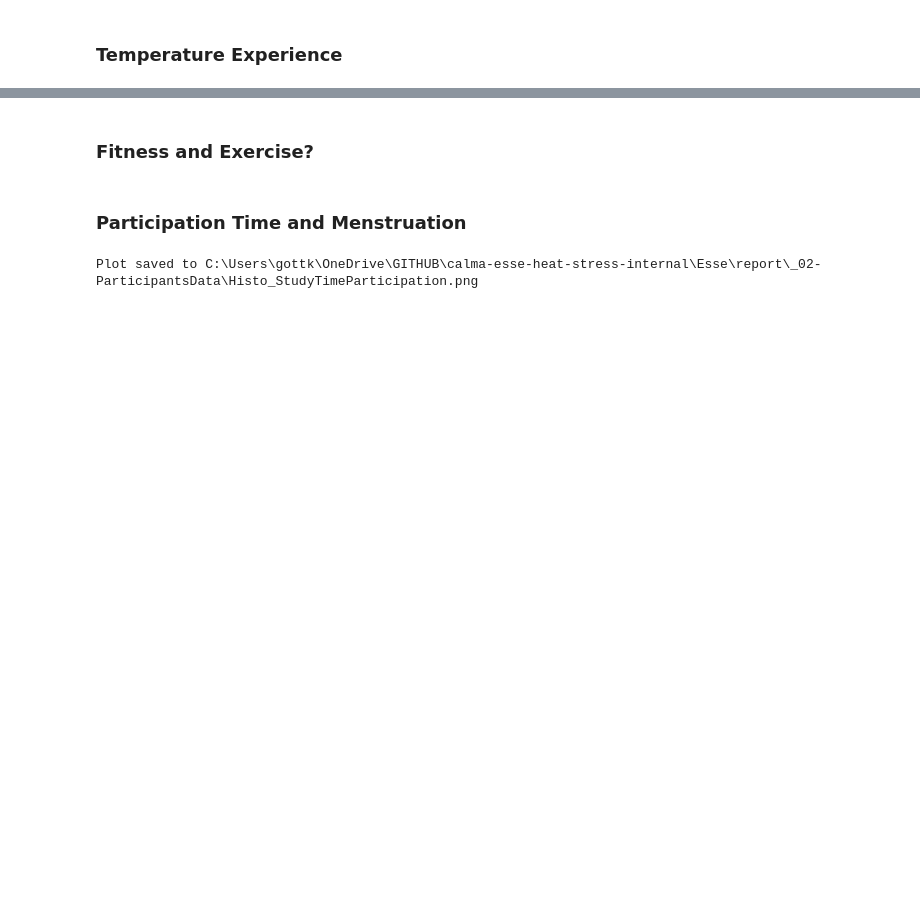
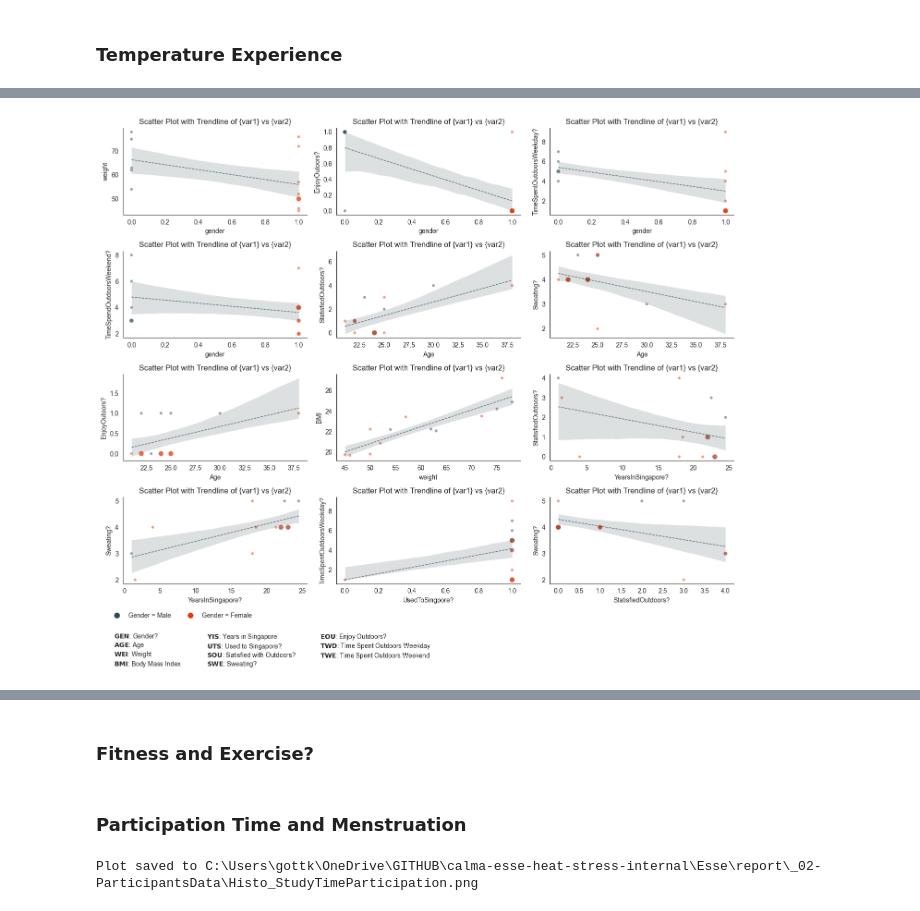
Before and after one commit to buds-lab/calma-esse-heat-stress-public, a Jupyter notebook: Esse/src/Participants_Antro.ipynb, the cells around one changed output, grey strips where cells are left out. Saved outputs shown, nothing was run; the diff lists cells and outputs as text; code cells hidden in the pictures; blank space fills up the shorter version.

```diff
--- a/Esse/src/Participants_Antro.ipynb
+++ b/Esse/src/Participants_Antro.ipynb
@@ -280,0 +339,87 @@ Plot saved to C:\Users\gottk\OneDrive\GITHUB\calma-esse-heat-stress-internal\Ess
+# %%
+from sklearn.neighbors import KernelDensity
+
+def calculate_density(x, y, bandwidth=0.1):
+    xy = np.vstack([x, y]).T
+    kde = KernelDensity(kernel='gaussian', bandwidth=bandwidth).fit(xy)
+    log_density = kde.score_samples(xy)
+    density = np.exp(log_density)
+    return density
+
+
+# Assuming columns and df are already defined
+columns_inv = {v: k for k, v in columns.items()}
+
+# Rename the columns in the DataFrame
+df_renamed = df.rename(columns=columns)
+
+# Select only the relevant columns
+df_filtered = df_renamed[list(columns.values())]
+
+# Calculate the correlation matrix
+corr = df_filtered.corr().abs()
+
+# Automatically identify highly correlated pairs (threshold can be adjusted)
+threshold = 0.3
+high_corr_pairs = np.where(corr > threshold)
+high_corr_pairs = [(corr.index[x], corr.columns[y]) for x, y in zip(*high_corr_pairs) if x != y and x < y]
+
+print(len(high_corr_pairs))
+# List of pairs to analyze (using those identified automatically)
+pairs = high_corr_pairs[:12]  # Limiting to the first 12 pairs for 4x3 grid
+
+# Set up the matplotlib figure
+fig, axes = plt.subplots(4, 3, figsize=(14, 12))
+
+# Plot each pair with a trendline and custom points by gender
+for i, (var1, var2) in enumerate(pairs):
+    ax = axes[i // 3, i % 3]
+
+    # Calculate densities
+    densities = calculate_density(df_renamed[var1], df_renamed[var2])
+
+    # Scatter plot with different colors for gender and adjusted point sizes
+    sns.scatterplot(
+        data=df_renamed, x=var1, y=var2, hue='GEN',
+        palette={0: color_deepseablue, 1: color_vulcanfire},
+        marker='o', ax=ax, alpha=0.5, size=densities, sizes=(20, 60)
+    )
+
+    sns.regplot(
+        data=df_renamed, x=var1, y=var2, scatter=False, ci=80,
+        line_kws={'color': color_elderberryblack, 'linestyle': '--', 'linewidth': 1, 'alpha': 0.7},
+        ax=ax
+    )
+
+    ax.set_title(r'Scatter Plot with Trendline of {var1} vs {var2}')
+    ax.set_xlabel(columns_inv[var1])
+    ax.set_ylabel(columns_inv[var2])
+    ax.legend_.remove()
+    sns.despine(ax=ax)
+
+# Create a custom legend
+handles = [
+    plt.Line2D([0], [0], marker='o', color='w', label='Gender = Male', markerfacecolor=color_deepseablue, markersize=10),
+    plt.Line2D([0], [0], marker='o', color='w', label='Gender = Female', markerfacecolor=color_vulcanfire, markersize=10)
+]
+fig.legend(handles=handles, loc='lower center', ncol=2, bbox_to_anchor=(0.135, 0.075), frameon=False)
+
+plt.figtext(0.0315, 0, "\n".join(explanations_a), ha="left", fontsize=10)
+plt.figtext(0.175, 0, "\n".join(explanations_b), ha="left", fontsize=10)
+plt.figtext(0.35, 0, "\n".join(explanations_c), ha="left", fontsize=10)
+
+# Adjust layout
+plt.tight_layout(rect=[0, 0.1, 1, 1])  # Adjust the bottom to fit the legend
+
+# Save the plot to the specified filepath
+filepath = os.path.join(filepath_dir, "Scatter_Trendlines_Automatic_HighlyCorrelatedVariables_WithLegend.png")
+if filepath:
+    directory = os.path.dirname(filepath)
+    if not os.path.exists(directory):
+        os.makedirs(directory)
+    plt.savefig(filepath, bbox_inches='tight', pad_inches=0.1)
+    print(f"Plot saved to {filepath}")
+
+# Show the plot
+plt.show()
+# %% [output]
@@ -281,3 +428,4 @@ Plot saved to C:\Users\gottk\OneDrive\GITHUB\calma-esse-heat-stress-internal\Ess
+[figure, added]
 # %%
 plt.figure(figsize=(14, 6))
 plt.subplot(1, 2, 1)
```
Also changed, not shown: parts of 11 cells of this notebook, 7 other files.
